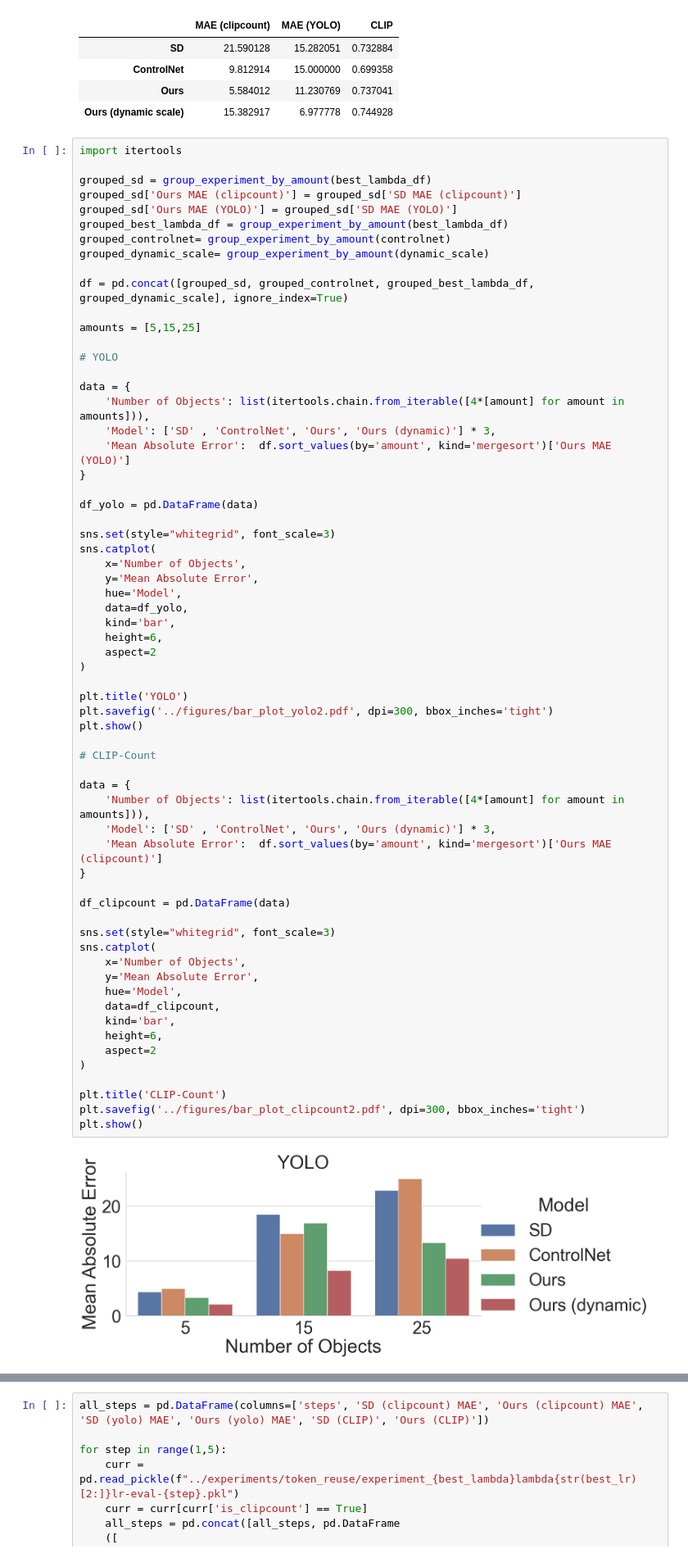
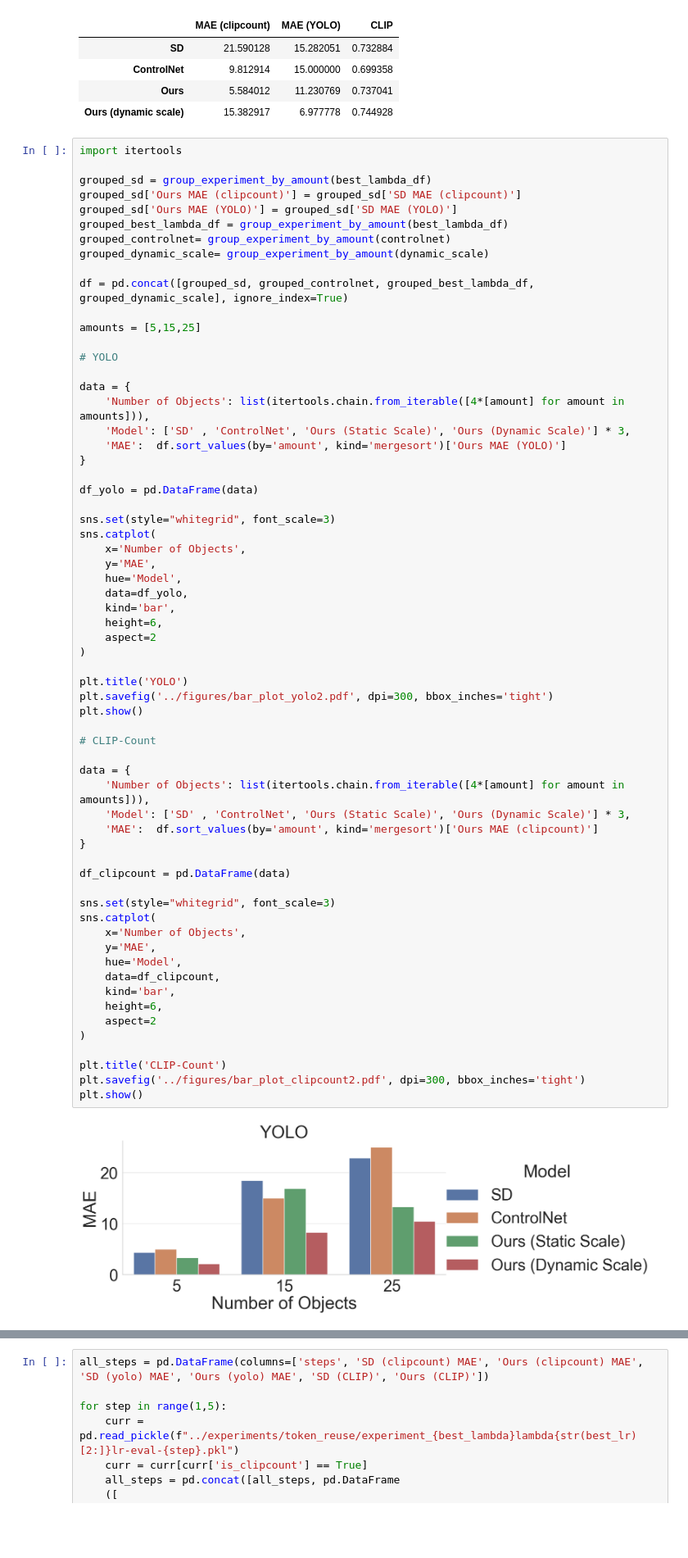
Before and after one commit to ozzafar/discriminative_class_tokens_for_counting, a Jupyter notebook: notebooks/evaluate_results.ipynb, the cells around one changed output, grey strips where cells are left out. Shown at 82% size. Drawn from its saved outputs; the diff is of its cells as text; blank space fills up the shorter version.

Commit message:
improve figures

```diff
--- a/notebooks/evaluate_results.ipynb
+++ b/notebooks/evaluate_results.ipynb
@@ -211,8 +212,8 @@ amounts = [5,15,25]
 
 data = {
     'Number of Objects': list(itertools.chain.from_iterable([4*[amount] for amount in amounts])),
-    'Model': ['SD' , 'ControlNet', 'Ours', 'Ours (dynamic)'] * 3,
-    'Mean Absolute Error':  df.sort_values(by='amount', kind='mergesort')['Ours MAE (YOLO)']
+    'Model': ['SD' , 'ControlNet', 'Ours (Static Scale)', 'Ours (Dynamic Scale)'] * 3,
+    'MAE':  df.sort_values(by='amount', kind='mergesort')['Ours MAE (YOLO)']
 }
 
 df_yolo = pd.DataFrame(data)
@@ -220,41 +221,41 @@ df_yolo = pd.DataFrame(data)
 sns.set(style="whitegrid", font_scale=3)
 sns.catplot(
     x='Number of Objects',
-    y='Mean Absolute Error',
+    y='MAE',
     hue='Model',
     data=df_yolo,
     kind='bar',
     height=6,
     aspect=2
 )
 
 plt.title('YOLO')
 plt.savefig('../figures/bar_plot_yolo2.pdf', dpi=300, bbox_inches='tight')
 plt.show()
 
 # CLIP-Count
 
 data = {
     'Number of Objects': list(itertools.chain.from_iterable([4*[amount] for amount in amounts])),
-    'Model': ['SD' , 'ControlNet', 'Ours', 'Ours (dynamic)'] * 3,
-    'Mean Absolute Error':  df.sort_values(by='amount', kind='mergesort')['Ours MAE (clipcount)']
+    'Model': ['SD' , 'ControlNet', 'Ours (Static Scale)', 'Ours (Dynamic Scale)'] * 3,
+    'MAE':  df.sort_values(by='amount', kind='mergesort')['Ours MAE (clipcount)']
 }
 
 df_clipcount = pd.DataFrame(data)
 
 sns.set(style="whitegrid", font_scale=3)
 sns.catplot(
     x='Number of Objects',
-    y='Mean Absolute Error',
+    y='MAE',
     hue='Model',
     data=df_clipcount,
     kind='bar',
     height=6,
     aspect=2
 )
 
 plt.title('CLIP-Count')
 plt.savefig('../figures/bar_plot_clipcount2.pdf', dpi=300, bbox_inches='tight')
 plt.show()
 # %% [output]
-[figure, old version]
+[figure, new version]
```
Also changed, not shown: parts of 5 cells of this notebook, 8 other files.
